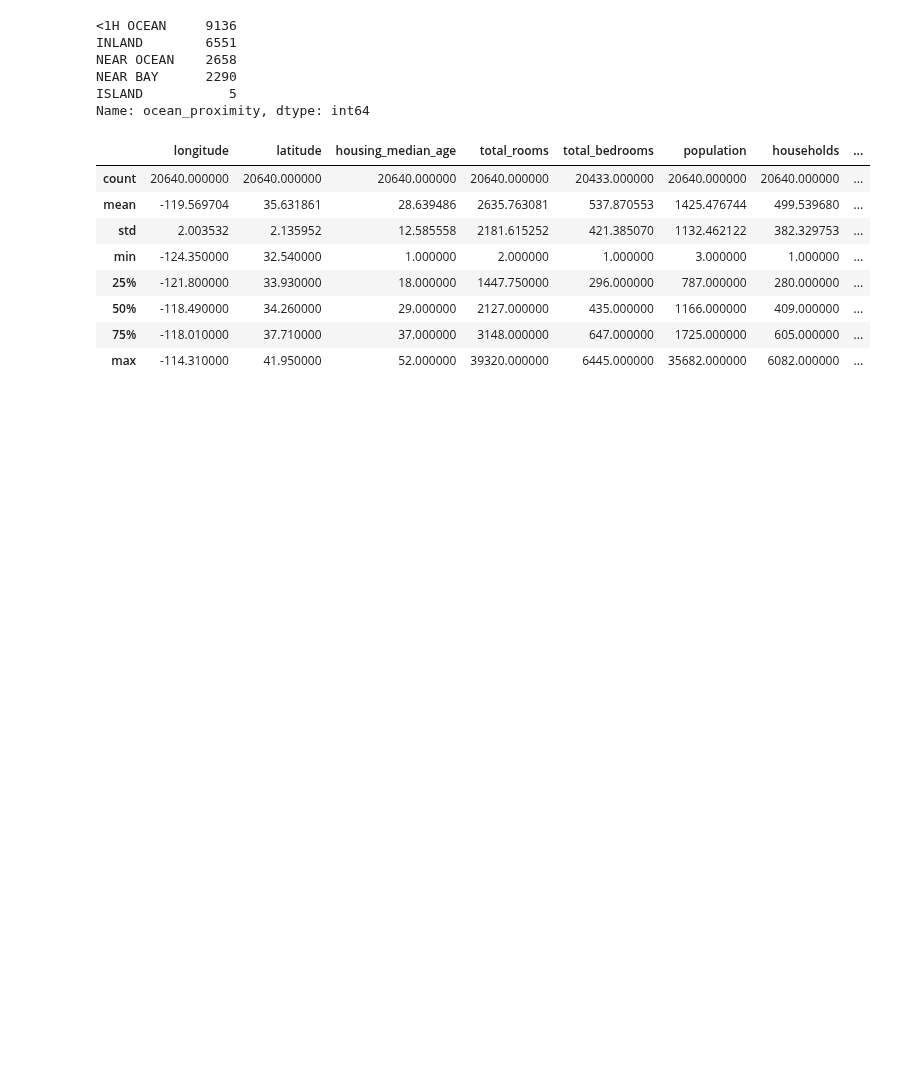
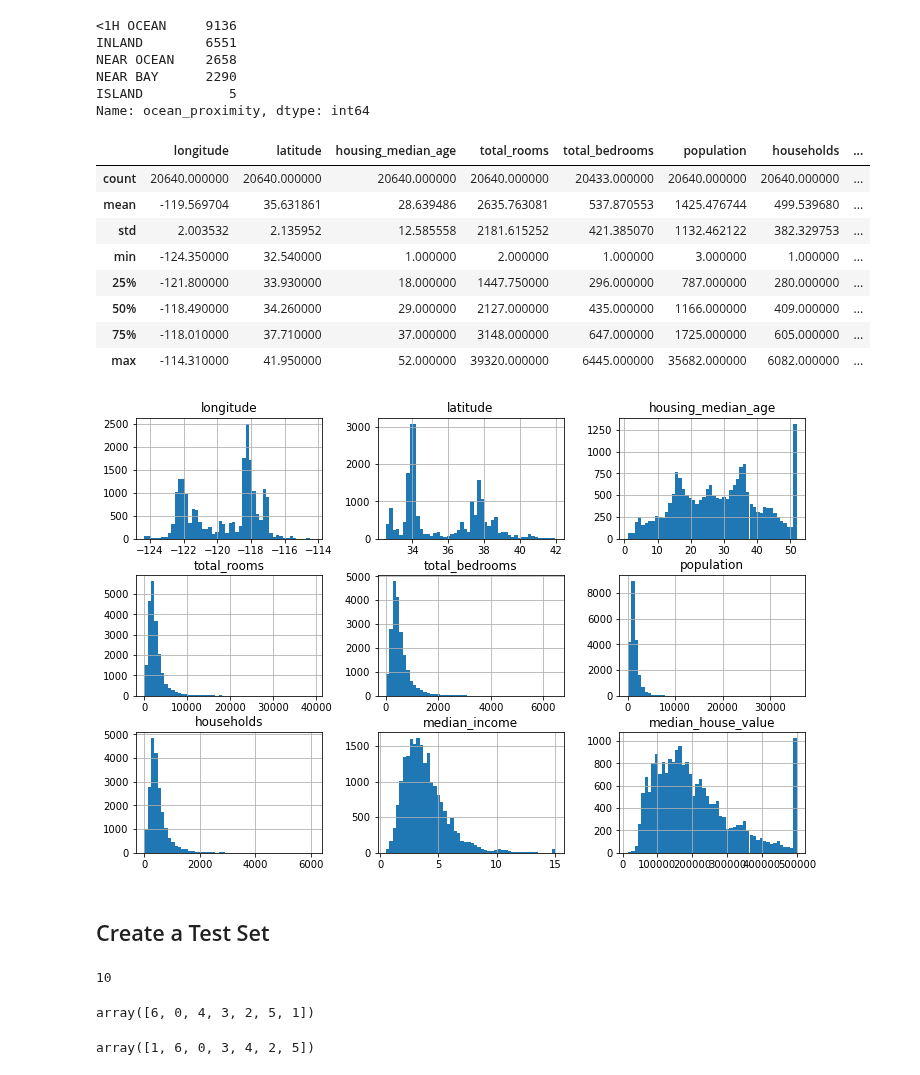
Before and after one commit to YeabinMoonEcon/BUS211, a Jupyter notebook: BUS 212A/reference/Ch2/example.ipynb, the cells around one changed output. Saved outputs shown, nothing was run; the diff lists cells and outputs as text; code cells hidden in the pictures; blank space fills up the shorter version.

```diff
--- a/BUS 212A/reference/Ch2/example.ipynb
+++ b/BUS 212A/reference/Ch2/example.ipynb
@@ -54,0 +57,11 @@ housing.describe()
+# %%
+housing.hist(bins = 50, figsize = (12,8))
+plt.show()
+# %% [output]
+[figure, added]
+# %% [markdown]
+## Create a Test Set
+# %%
+len(housing.columns)
+# %% [output]
+10
@@ -54,0 +70,4 @@ housing.describe()
+# %%
+np.random.permutation(7)
+# %% [output]
+array([6, 0, 4, 3, 2, 5, 1])
@@ -54,0 +76,4 @@ housing.describe()
+# %%
+np.random.permutation(7)
+# %% [output]
+array([1, 6, 0, 3, 4, 2, 5])
```
Also changed, not shown: parts of 28 cells of this notebook.
